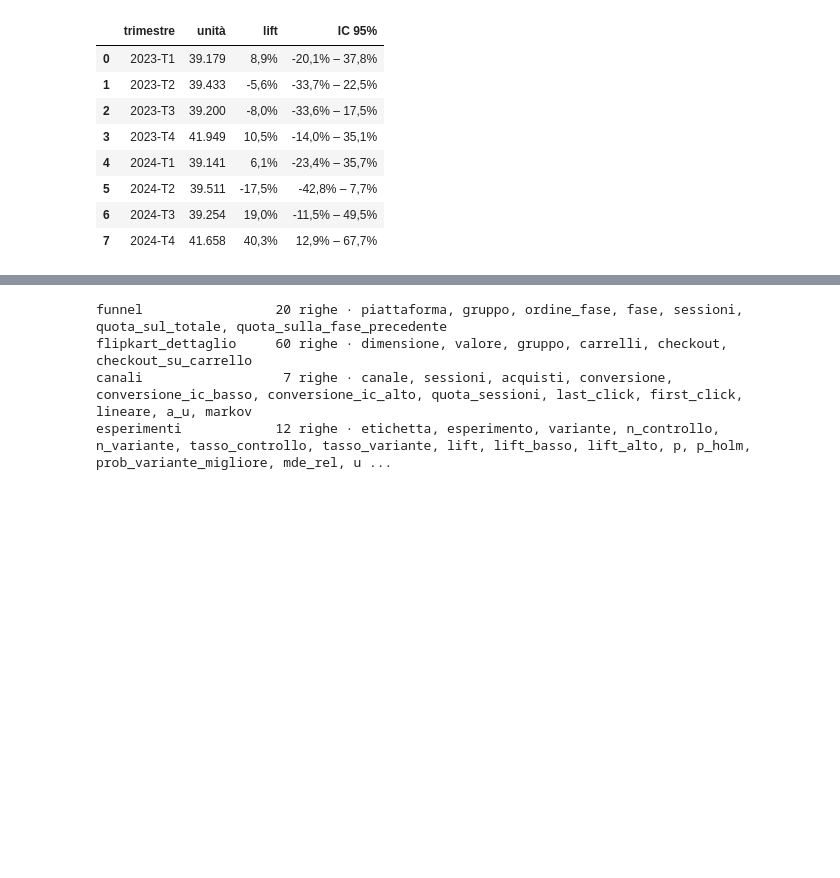
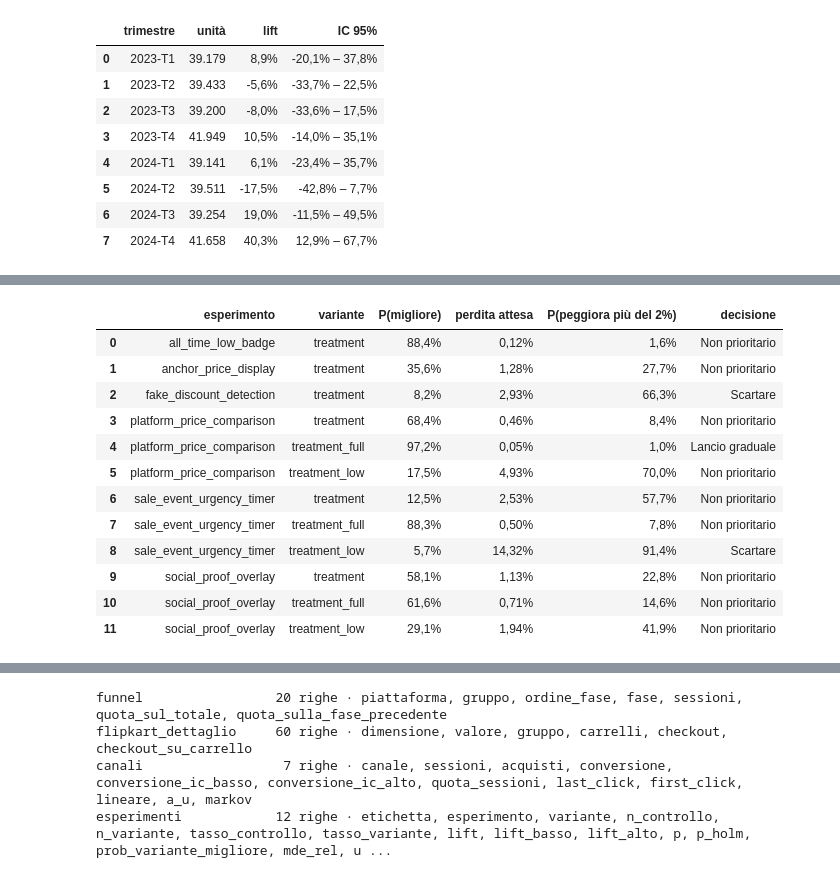
Before and after one commit to kejSirio/thelook-analytics, a Jupyter notebook: notebooks/03_ab_test_e_funnel.ipynb, the cells around one changed output, grey strips where cells are left out. Cells and saved outputs as stored; diff of their text form; code cells hidden in the pictures; blank space fills up the shorter version.

```diff
--- a/notebooks/03_ab_test_e_funnel.ipynb
+++ b/notebooks/03_ab_test_e_funnel.ipynb
@@ -1202,0 +1355,21 @@ platform_price_comparison · treatment_full: lift per trimestre, utenti attivi n
+# %%
+y = conf["lift"].to_numpy()
+v = (((conf["diff_alto"] - conf["diff_basso"]) / (2 * Z)) / conf["tasso_controllo"]).to_numpy() ** 2
+w = 1 / v
+mu_fisso = (w * y).sum() / w.sum()
+Q = (w * (y - mu_fisso) ** 2).sum()
+k = len(y)
+tau2 = max(0.0, (Q - (k - 1)) / (w.sum() - (w ** 2).sum() / w.sum()))
+w_rand = 1 / (v + tau2)
+mu = (w_rand * y).sum() / w_rand.sum()
+se_mu = np.sqrt(1 / w_rand.sum())
+conf["lift_ridimensionato"] = mu + tau2 / (tau2 + v) * (y - mu)
+
+print(f"Effetto medio delle varianti: {pct(mu)} (IC 95% da {pct(mu - Z * se_mu)} a {pct(mu + Z * se_mu)})")
+print(f"Variabilità degli effetti veri tra varianti (tau): {pct(np.sqrt(tau2))}; "
+      f"test di eterogeneità Q = {num(Q, 1)}, p = {stats.chi2.sf(Q, k - 1):.2g}\n")
+display(pd.DataFrame({
+    "esperimento": conf["esperimento"], "variante": conf["variante"],
+    "lift osservato": conf["lift"].map(pct),
+    "lift ridimensionato": conf["lift_ridimensionato"].map(pct),
+}).sort_values("lift osservato", key=lambda s: s.str.replace(",", ".").str.rstrip("%").astype(float), ascending=False))
@@ -1202,0 +1400,34 @@ platform_price_comparison · treatment_full: lift per trimestre, utenti attivi n
+# %%
+rng = np.random.default_rng(7)
+righe = []
+for r in conf.itertuples(index=False):
+    a = rng.beta(1 + r.conv_controllo, 1 + r.n_controllo - r.conv_controllo, ESTRAZIONI)
+    b = rng.beta(1 + r.conv_variante, 1 + r.n_variante - r.conv_variante, ESTRAZIONI)
+    p_meglio = (b > a).mean()
+    perdita = np.maximum(a - b, 0).mean() / r.tasso_controllo
+    rischio = (b / a - 1 < -0.02).mean()
+    if p_meglio >= 0.90 and perdita <= 0.001:
+        scelta = "Lancio graduale"
+    elif p_meglio <= 0.10:
+        scelta = "Scartare"
+    else:
+        scelta = "Non prioritario"
+    righe.append({"esperimento": r.esperimento, "variante": r.variante,
+                  "P(migliore)": pct(p_meglio), "perdita attesa": pct(perdita, 2),
+                  "P(peggiora più del 2%)": pct(rischio), "decisione": scelta})
+decisioni = pd.DataFrame(righe)
+display(decisioni)
+# %% [output]
+|  | esperimento | variante | P(migliore) | perdita attesa | P(peggiora più del 2%) | decisione |
+| 0 | all_time_low_badge | treatment | 88,4% | 0,12% | 1,6% | Non prioritario |
+| 1 | anchor_price_display | treatment | 35,6% | 1,28% | 27,7% | Non prioritario |
+| 2 | fake_discount_detection | treatment | 8,2% | 2,93% | 66,3% | Scartare |
+| 3 | platform_price_comparison | treatment | 68,4% | 0,46% | 8,4% | Non prioritario |
+| 4 | platform_price_comparison | treatment_full | 97,2% | 0,05% | 1,0% | Lancio graduale |
+| 5 | platform_price_comparison | treatment_low | 17,5% | 4,93% | 70,0% | Non prioritario |
+| 6 | sale_event_urgency_timer | treatment | 12,5% | 2,53% | 57,7% | Non prioritario |
+| 7 | sale_event_urgency_timer | treatment_full | 88,3% | 0,50% | 7,8% | Non prioritario |
+| 8 | sale_event_urgency_timer | treatment_low | 5,7% | 14,32% | 91,4% | Scartare |
+| 9 | social_proof_overlay | treatment | 58,1% | 1,13% | 22,8% | Non prioritario |
+| 10 | social_proof_overlay | treatment_full | 61,6% | 0,71% | 14,6% | Non prioritario |
+| 11 | social_proof_overlay | treatment_low | 29,1% | 1,94% | 41,9% | Non prioritario |
```
Also changed, not shown: parts of 16 cells of this notebook, 6 other files.
